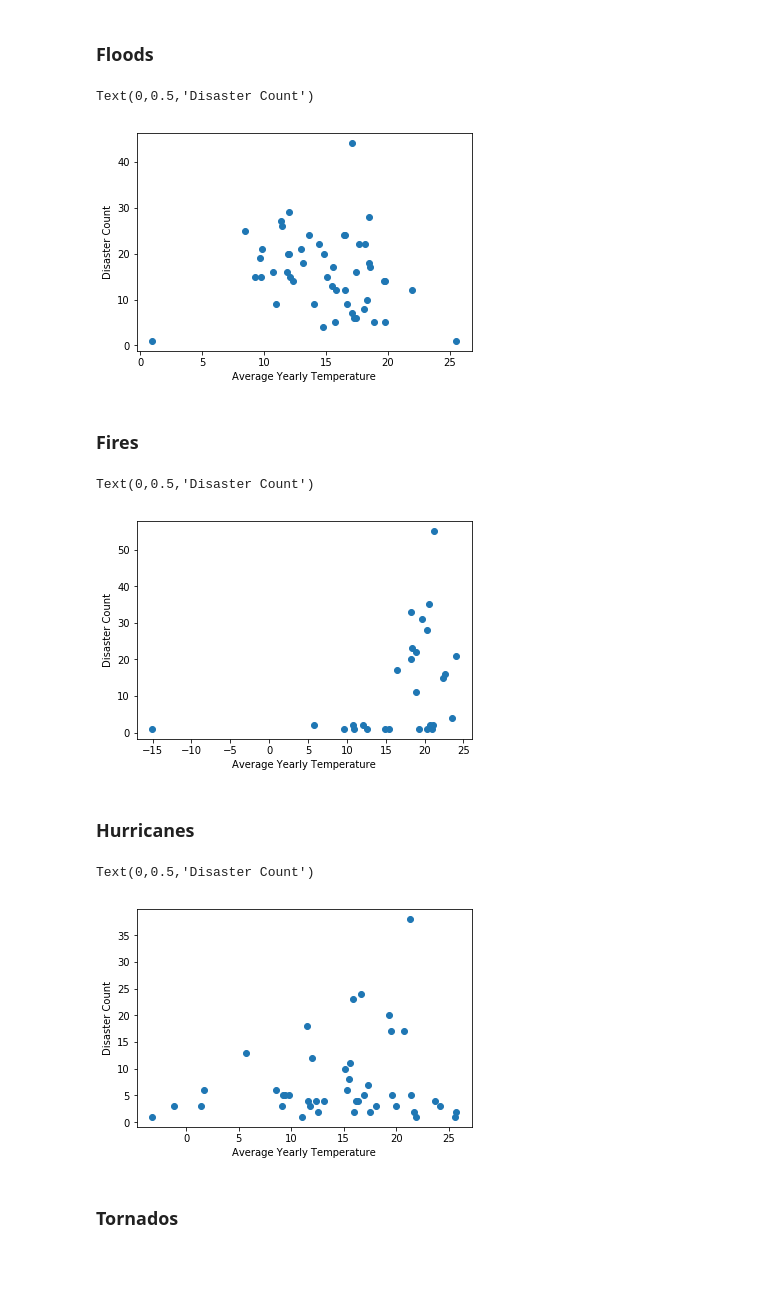
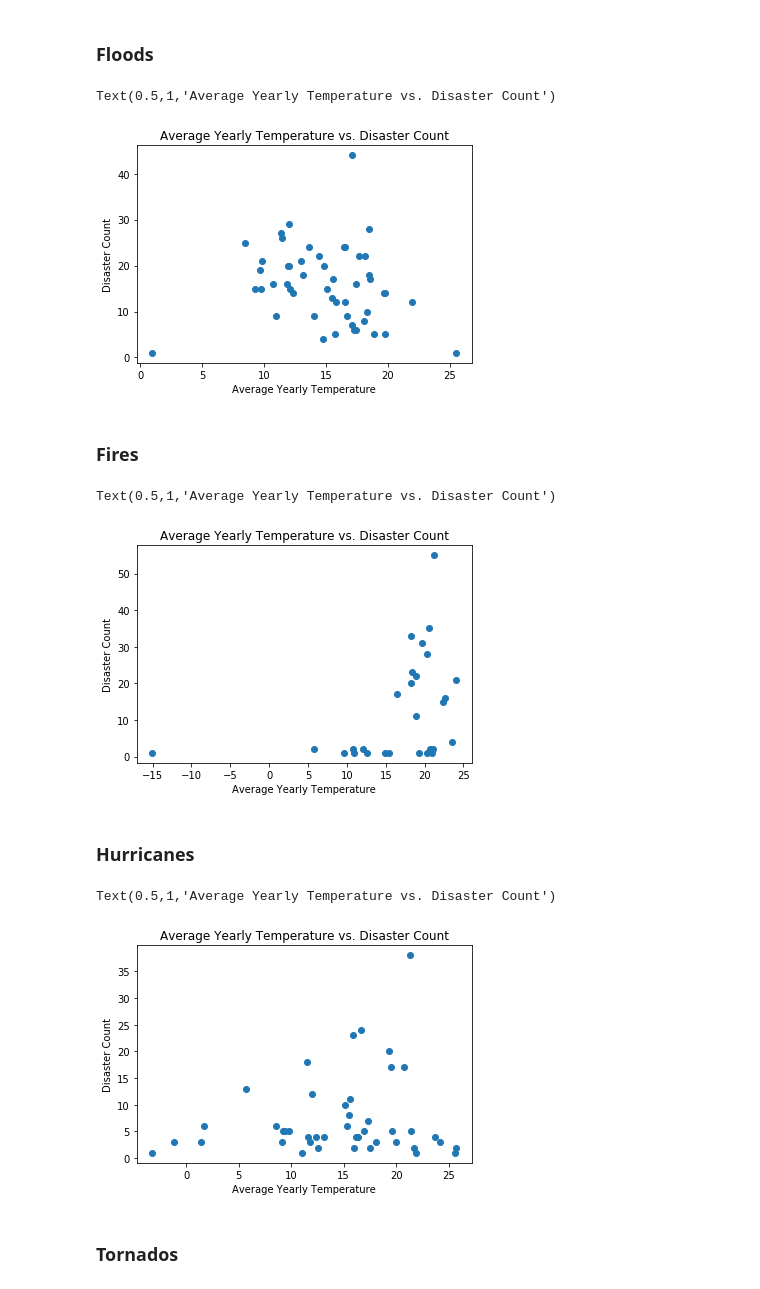
Before and after one commit to karahahn/Springboard_Capstone1, a Jupyter notebook: Data Storytelling.ipynb, the cells around one changed output. Drawn from its saved outputs; the diff is of its cells as text; code cells hidden in the pictures.

```diff
--- a/Data Storytelling.ipynb
+++ b/Data Storytelling.ipynb
@@ -630,13 +665,14 @@ flooddf = joindf[(joindf['Disaster Type']=='Flood')&
 # %%
 flooddf = flooddf.groupby('Year').agg({'Disaster Type':'count',
                                                'AverageTemperature':'mean'})
 
 plt.scatter(flooddf['AverageTemperature'], flooddf['Disaster Type'])
 plt.xlabel('Average Yearly Temperature')
 plt.ylabel('Disaster Count')
+plt.title('Average Yearly Temperature vs. Disaster Count')
 # %% [output]
-Text(0,0.5,'Disaster Count')
+Text(0.5,1,'Average Yearly Temperature vs. Disaster Count')
-[figure, old version]
+[figure, new version]
 # %% [markdown]
 ### Fires
 # %%
@@ -649,9 +685,10 @@ firedf = firedf.groupby('Year').agg({'Disaster Type':'count',
 plt.scatter(firedf['AverageTemperature'], firedf['Disaster Type'])
 plt.xlabel('Average Yearly Temperature')
 plt.ylabel('Disaster Count')
+plt.title('Average Yearly Temperature vs. Disaster Count')
 # %% [output]
-Text(0,0.5,'Disaster Count')
+Text(0.5,1,'Average Yearly Temperature vs. Disaster Count')
-[figure, old version]
+[figure, new version]
 # %% [markdown]
 ### Hurricanes
 # %%
@@ -665,9 +702,10 @@ hurricanedf = hurricanedf.groupby('Year').agg({'Disaster Type':'count',
 plt.scatter(hurricanedf['AverageTemperature'], hurricanedf['Disaster Type'])
 plt.xlabel('Average Yearly Temperature')
 plt.ylabel('Disaster Count')
+plt.title('Average Yearly Temperature vs. Disaster Count')
 # %% [output]
-Text(0,0.5,'Disaster Count')
+Text(0.5,1,'Average Yearly Temperature vs. Disaster Count')
-[figure, old version]
+[figure, new version]
 # %% [markdown]
 ### Tornados
 # %%
```
Also changed, not shown: parts of 7 cells of this notebook.
